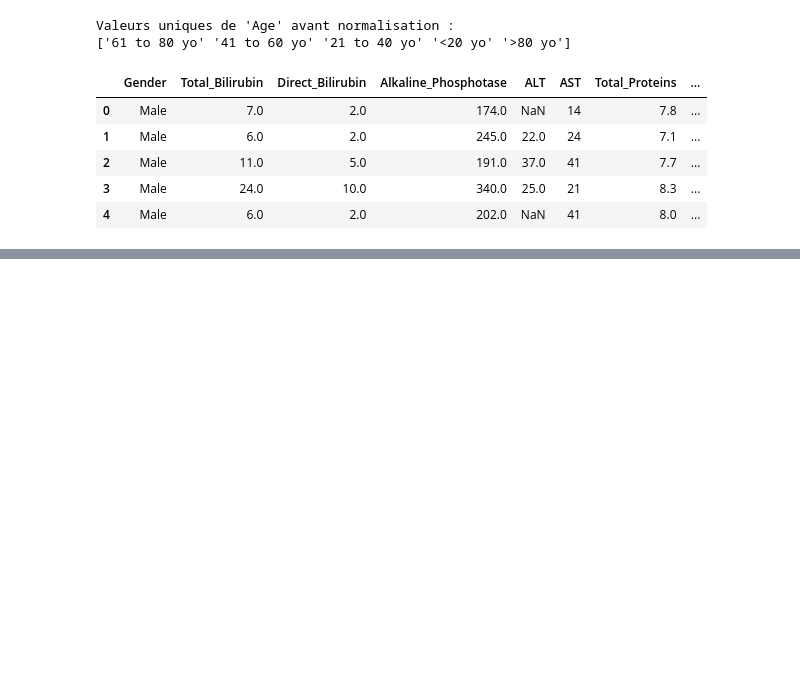
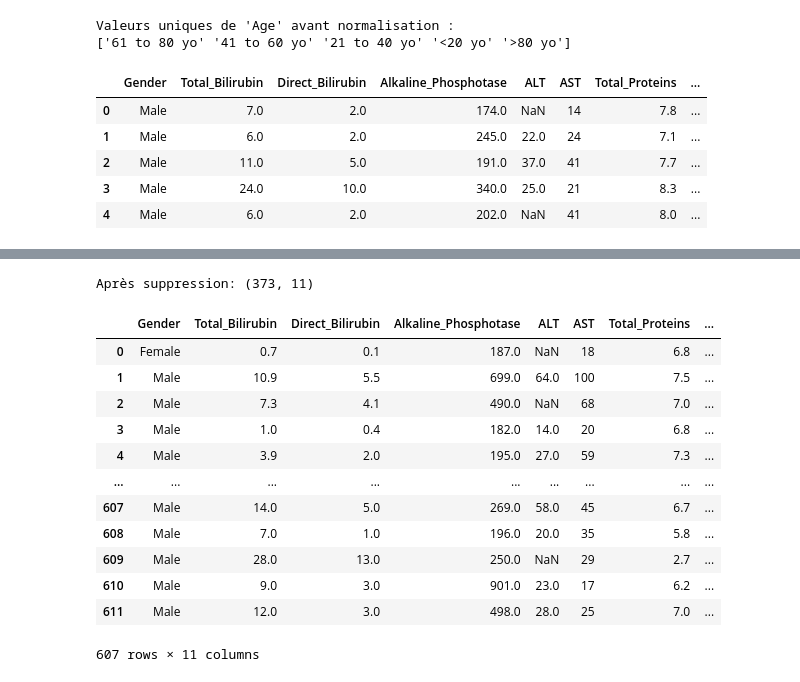
Before and after one commit to elabfr/Epidemologie, a Jupyter notebook: epi.ipynb, the cells around one changed output, grey strips where cells are left out. Saved outputs shown, nothing was run; the diff lists cells and outputs as text; code cells hidden in the pictures; blank space fills up the shorter version.

```diff
--- a/epi.ipynb
+++ b/epi.ipynb
@@ -187,0 +244,34 @@ hopital2.head()
+# %%
+df_dropped = df_combined.dropna()
+print(f"Après suppression: {df_dropped.shape}")
+# %% [output]
+Après suppression: (373, 11)
+# %%
+# First, encode the Age column in hopital1 before concatenating
+hopital1['Age_Encoded'] = hopital1['Age'].map(age_mapping)
+hopital1['Age_Encoded'] = pd.to_numeric(hopital1['Age_Encoded'], errors='coerce')
+hopital1.drop('Age', axis=1, inplace=True)
+hopital1.rename(columns={'Age_Encoded': 'Age'}, inplace=True)
+
+# Recreate df_combined with properly encoded Age columns
+df_combined = pd.concat([hopital1, hopital2], ignore_index=True)
+df_combined = df_combined.drop_duplicates()
+
+# Update na_columns to reflect the current state
+na_columns = df_combined.columns[df_combined.isna().any()].tolist()
+# %%
+df_combined
+# %% [output]
+|  | Gender | Total_Bilirubin | Direct_Bilirubin | Alkaline_Phosphotase | ALT | AST | Total_Proteins | ... |
+| 0 | Female | 0.7 | 0.1 | 187.0 | NaN | 18 | 6.8 | ... |
+| 1 | Male | 10.9 | 5.5 | 699.0 | 64.0 | 100 | 7.5 | ... |
+| 2 | Male | 7.3 | 4.1 | 490.0 | NaN | 68 | 7.0 | ... |
+| 3 | Male | 1.0 | 0.4 | 182.0 | 14.0 | 20 | 6.8 | ... |
+| 4 | Male | 3.9 | 2.0 | 195.0 | 27.0 | 59 | 7.3 | ... |
+| ... | ... | ... | ... | ... | ... | ... | ... | ... |
+| 607 | Male | 14.0 | 5.0 | 269.0 | 58.0 | 45 | 6.7 | ... |
+| 608 | Male | 7.0 | 1.0 | 196.0 | 20.0 | 35 | 5.8 | ... |
+| 609 | Male | 28.0 | 13.0 | 250.0 | NaN | 29 | 2.7 | ... |
+| 610 | Male | 9.0 | 3.0 | 901.0 | 23.0 | 17 | 6.2 | ... |
+| 611 | Male | 12.0 | 3.0 | 498.0 | 28.0 | 25 | 7.0 | ... |
+607 rows × 11 columns
```
Also changed, not shown: parts of 33 cells of this notebook.
